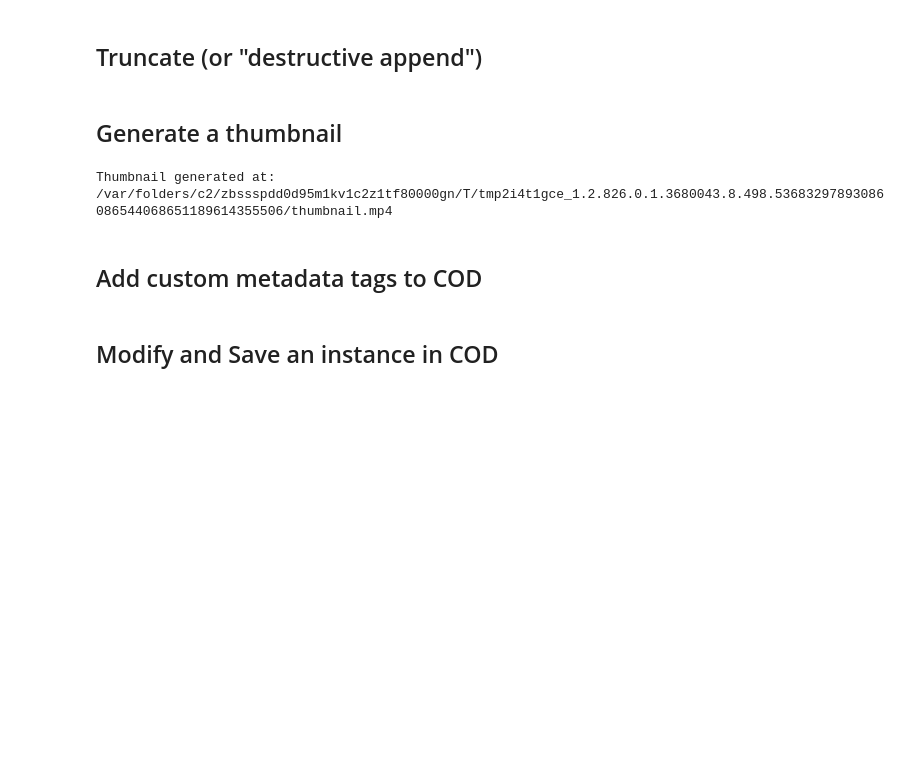
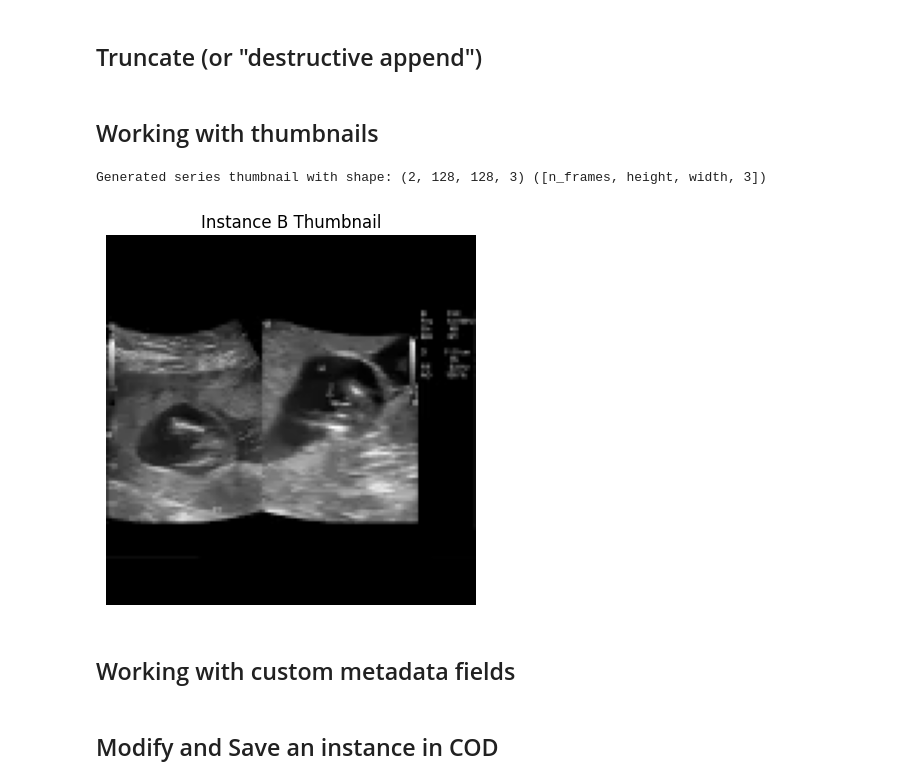
Before and after one commit to gradienthealth/cloud_optimized_dicom, a Jupyter notebook: getting_started.ipynb, the cells around one changed output. Drawn from its saved outputs; the diff is of its cells as text; code cells hidden in the pictures; blank space fills up the shorter version.

```diff
--- a/getting_started.ipynb
+++ b/getting_started.ipynb
@@ -67,0 +57,24 @@ GRDNB4C659BSD9NZ
+# %%
+cod_obj = CODObject(datastore_path=datastore_path,
+                    client=client,
+                    study_uid=instance_a.study_uid(),
+                    series_uid=instance_a.series_uid(),
+                    lock=False)
+# get a dict of all instances in the series
+print("All instances UIDs in the series: ", cod_obj.get_instances(dirty=True).keys())
+# get a specific instance by uid
+instance_from_uid = cod_obj.get_instance(instance_a.instance_uid(), dirty=True)
+# get a specific instance by index (instances as an ordered list by InstanceNumber, SliceLocation, etc.)
+second_instance = cod_obj.get_instance_by_index(1, dirty=True)
+# open an instance by uid
+with cod_obj.open_instance(instance_b.instance_uid(), dirty=True) as f:
+    ds = pydicom.dcmread(f)
+    print(f"Instance with UID {instance_b.instance_uid()} has SOPInstanceUID: {ds.SOPInstanceUID}")
+# open an instance by index
+with cod_obj.open_instance(1, dirty=True) as f:
+    ds = pydicom.dcmread(f)
+    print(f"Instance with index {1} has SOPInstanceUID: {ds.SOPInstanceUID}")
+# open an instance by object
+with cod_obj.open_instance(second_instance, dirty=True) as f:
+    ds = pydicom.dcmread(f)
+    print(f"Instance object {second_instance} has SOPInstanceUID: {ds.SOPInstanceUID}")
@@ -95,17 +115,39 @@ with CODObject(datastore_path=datastore_path,
     # after truncation, COD contains instances A and C, but not B
     assert list(cod_obj.get_metadata(dirty=True).instances.keys()) == [instance_a.instance_uid(), instance_c.instance_uid()]
     # NOTE: we did not call cod_obj.sync() here, so this truncation is only local and is not reflected in the datastore
-# %% [markdown]
-## Generate a thumbnail
+# %% [markdown]
+## Working with thumbnails
+# %%
+with CODObject(datastore_path=datastore_path,
+               client=client,
+               study_uid=instance_a.study_uid(),
+               series_uid=instance_a.series_uid(),
+               lock=False) as cod_obj:
+    # generate a thumbnail
+    thumbnail = cod_obj.get_thumbnail(dirty=True)
+    print(f"Generated series thumbnail with shape: {thumbnail.shape} ([n_frames, height, width, 3])")
+    # retrieve an instance from its index in the thumbnail (note that after sorting based on InstanceNumber, SliceLocation, etc., instance_a is the second instance in the series)
+    assert cod_obj.get_instance_by_thumbnail_index(1, dirty=True) == instance_a
+    # get thumbnail slice for a specific instance
+    instance_b_thumbnail = cod_obj.get_thumbnail(instance_uid=instance_b.instance_uid(), dirty=True)
+    plt.imshow(instance_b_thumbnail)
+    plt.title("Instance B Thumbnail")
+    plt.axis("off")
+    plt.show()
+# %% [output]
+Generated series thumbnail with shape: (2, 128, 128, 3) ([n_frames, height, width, 3])
+[figure, added]
+# %% [markdown]
+## Working with custom metadata fields
 # %%
 with CODObject(datastore_path=datastore_path,
                client=client,
                study_uid=instance_a.study_uid(),
                series_uid=instance_a.series_uid(),
                lock=False) as cod_obj:
-    thumbnail_local_path = cod_obj.generate_thumbnail(dirty=True)
-    print("Thumbnail generated at: ", thumbnail_local_path)
+    # add a custom metadata field
+    cod_obj.add_metadata_field(field_name="my_field", field_value="my_value", dirty=True)
+    assert cod_obj.get_metadata_field(field_name="my_field", dirty=True) == "my_value"
+    # remove the custom metadata field
+    cod_obj.remove_metadata_field(field_name="my_field", dirty=True)
+    assert cod_obj.get_metadata_field(field_name="my_field", dirty=True) is None
-# %% [output]
-Thumbnail generated at:  /var/folders/c2/zbssspdd0d95m1kv1c2z1tf80000gn/T/tmp2i4t1gce_1.2.826.0.1.3680043.8.498.53683297893086086544068651189614355506/thumbnail.mp4
-# %% [markdown]
-## Add custom metadata tags to COD
```
Also changed, not shown: parts of 9 cells of this notebook, 14 other files.
